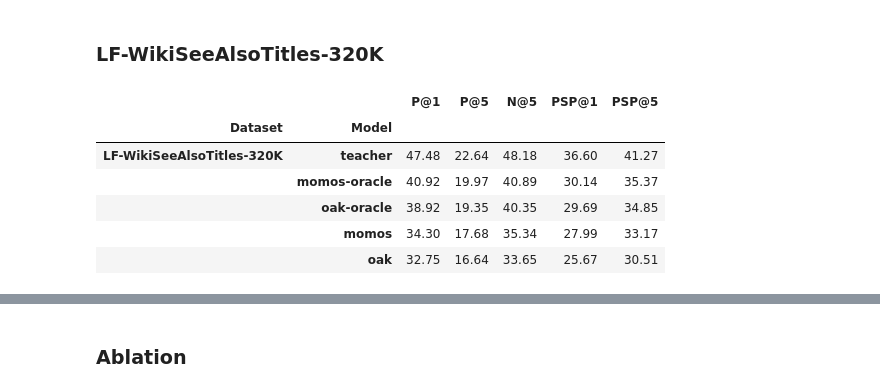
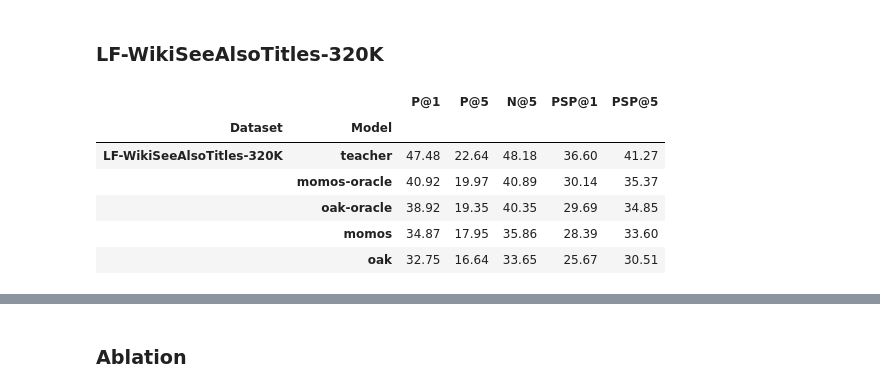
Before and after one commit to suchith720/medic, a Jupyter notebook: nbs/21_experiment-summary.ipynb, the cells around one changed output, grey strips where cells are left out. Cells and saved outputs as stored; diff of their text form; code cells hidden in the pictures.

```diff
--- a/nbs/21_experiment-summary.ipynb
+++ b/nbs/21_experiment-summary.ipynb
@@ -112,22 +227,22 @@ display_results(metric, index)
 # %%
 dataset_name = 'LF-WikiSeeAlsoTitles-320K'
 models = ['teacher', 'momos-oracle', 'oak-oracle', 'momos', 'oak']
 
 index = pd.MultiIndex.from_tuples([(dataset_name, o) for o in models], names=["Dataset", "Model"])
 
 metric = [metrics(47.4794, 22.6355, 48.1811, 36.5976, 41.2696),
           metrics(40.92, 19.97, 40.889, 30.1417, 35.3729),
           metrics(38.92, 19.35, 40.35, 29.69, 34.85),
-          metrics(34.2951, 17.6796, 35.3419, 27.9939, 33.1657),
+          metrics(34.87, 17.95, 35.86, 28.39, 33.6),
           metrics(32.75, 16.64, 33.65, 25.67, 30.51)]
 
 display_results(metric, index)
 # %% [output]
 |  |  | P@1 | P@5 | N@5 | PSP@1 | PSP@5 |
 | Dataset | Model |  |  |  |  |  |
 | LF-WikiSeeAlsoTitles-320K | teacher | 47.48 | 22.64 | 48.18 | 36.60 | 41.27 |
 |  | momos-oracle | 40.92 | 19.97 | 40.89 | 30.14 | 35.37 |
 |  | oak-oracle | 38.92 | 19.35 | 40.35 | 29.69 | 34.85 |
-|  | momos | 34.30 | 17.68 | 35.34 | 27.99 | 33.17 |
+|  | momos | 34.87 | 17.95 | 35.86 | 28.39 | 33.60 |
 |  | oak | 32.75 | 16.64 | 33.65 | 25.67 | 30.51 |
 # %% [markdown]
```
Also changed, not shown: parts of 26 cells of this notebook, 4 other files.
